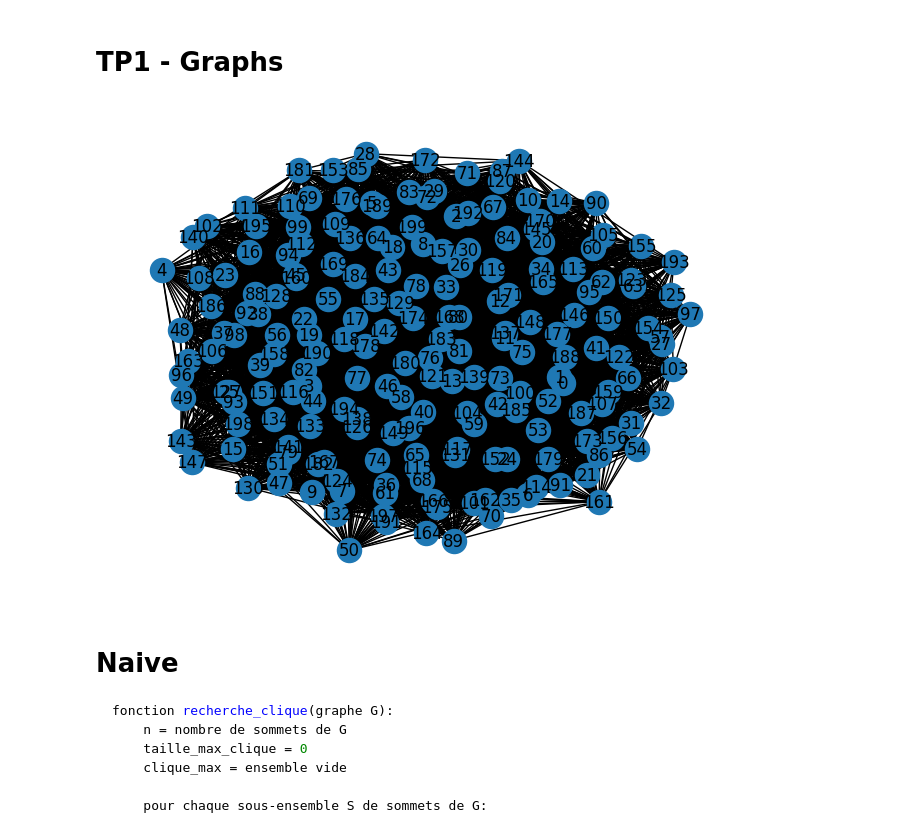
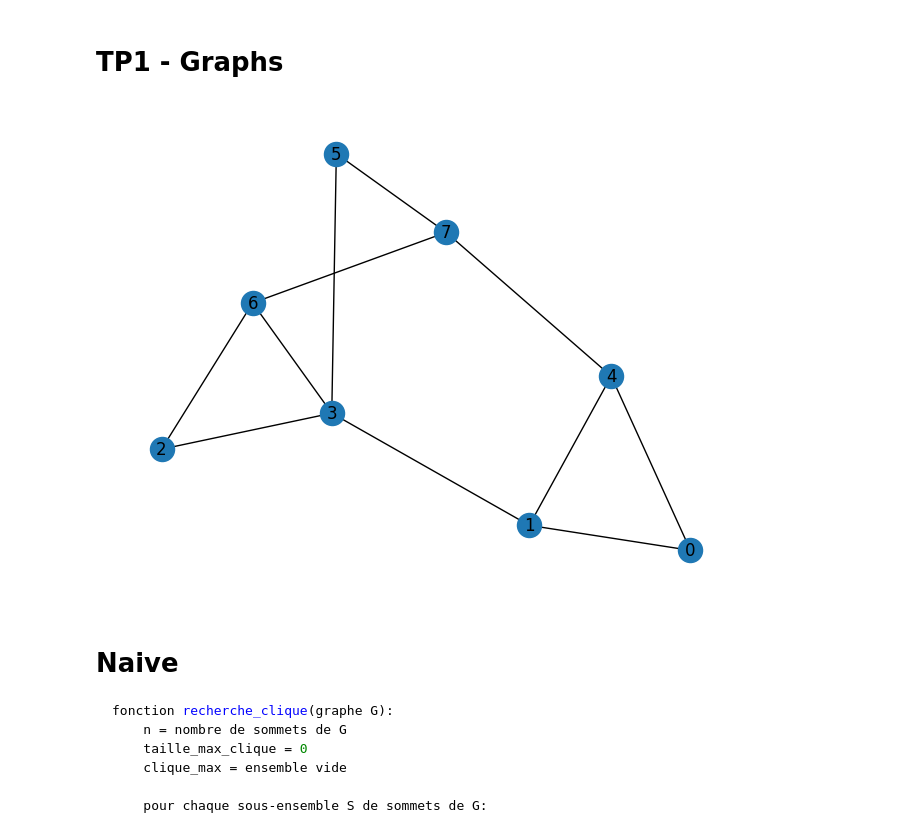
Before and after one commit to OrdinaryDev83/vlg-project, a Jupyter notebook: tp1.ipynb, the cells around one changed output. Cells and saved outputs as stored; diff of their text form; code cells hidden in the pictures.

```diff
--- a/tp1.ipynb
+++ b/tp1.ipynb
@@ -8,13 +8,13 @@ from more_itertools import powerset
 import time
 # %%
 # use networkx to generate a random graph erdos_renyi_graph
-G = nx.erdos_renyi_graph(200, 0.3, seed=1)
+G = nx.erdos_renyi_graph(8, 0.3, seed=1)
 # use networkx to draw the graph
 nx.draw(G, with_labels=True)
 # show the graph
 plt.show()
 # %% [output]
-[figure, old version]
+[figure, new version]
 # %% [markdown]
 # Naive
 
```
Also changed, not shown: parts of 10 cells of this notebook, 2 other files.
